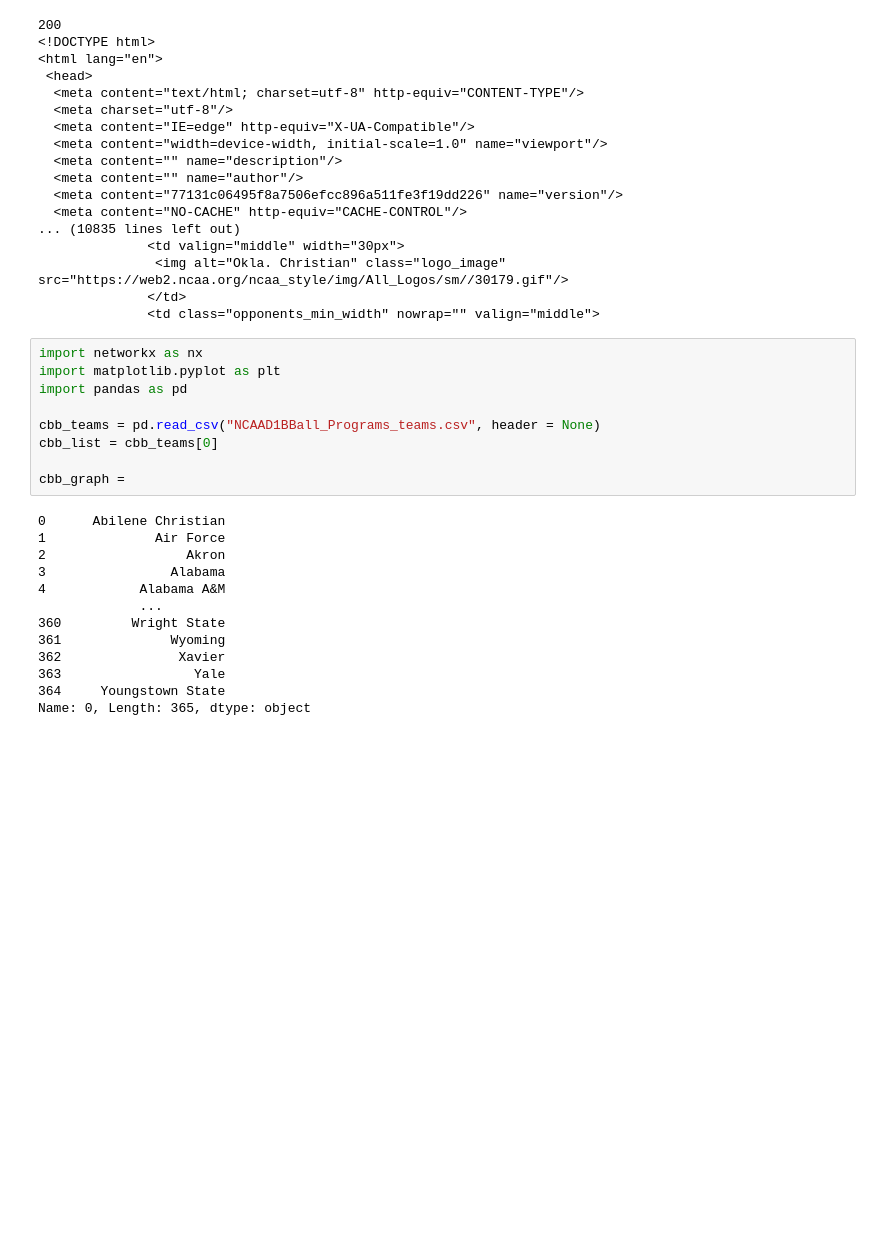
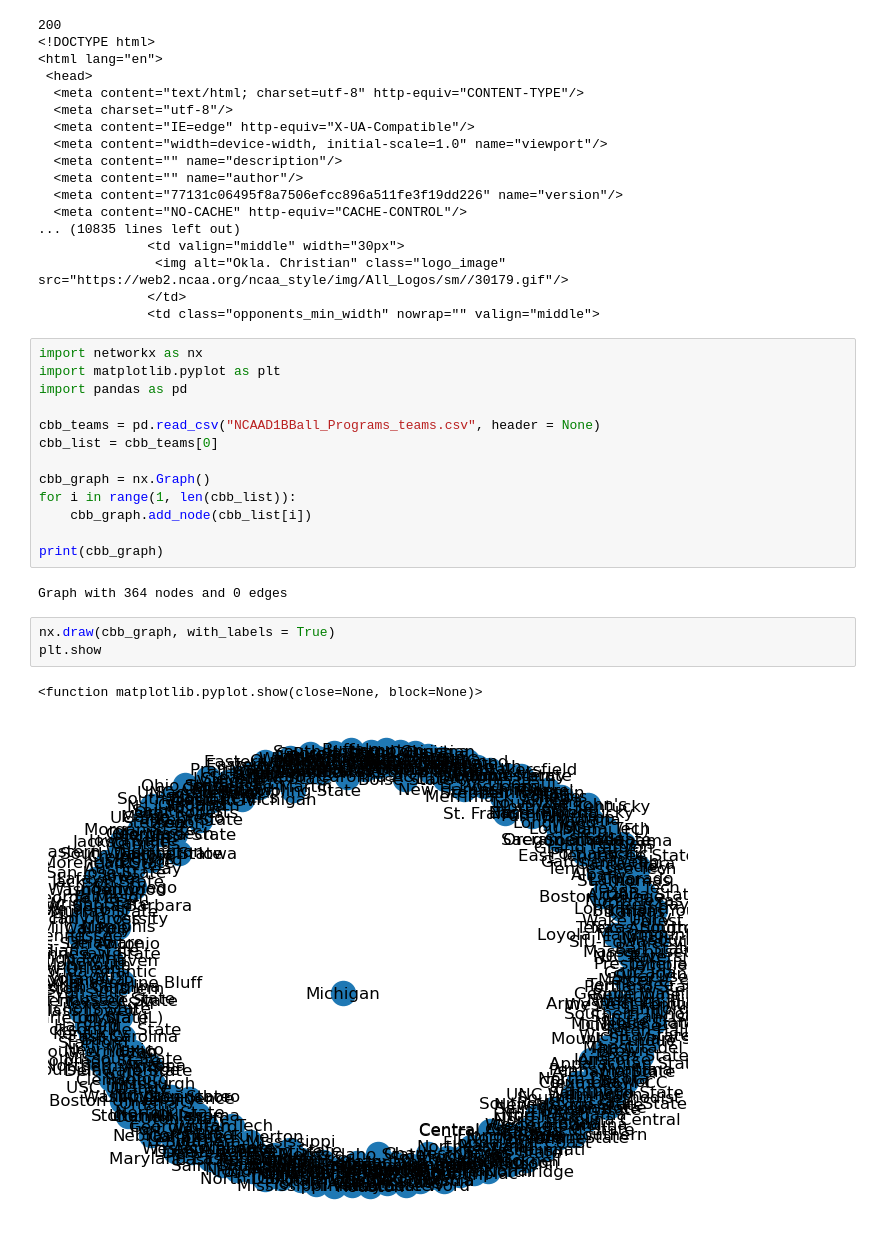
Before and after one commit to JayGode/Math-168-Final-Project, a Jupyter notebook: WebScrapeTrialMath168.ipynb, the cells around one changed output. Saved outputs shown, nothing was run; the diff lists cells and outputs as text; blank space fills up the shorter version.

```diff
--- a/WebScrapeTrialMath168.ipynb
+++ b/WebScrapeTrialMath168.ipynb
@@ -39,17 +39,16 @@ import pandas as pd
 cbb_teams = pd.read_csv("NCAAD1BBall_Programs_teams.csv", header = None)
 cbb_list = cbb_teams[0]
 
-cbb_graph =
+cbb_graph = nx.Graph()
+for i in range(1, len(cbb_list)):
+    cbb_graph.add_node(cbb_list[i])
+
+print(cbb_graph)
 # %% [output]
-0      Abilene Christian
-1              Air Force
-2                  Akron
-3                Alabama
-4            Alabama A&M
-             ...
-360         Wright State
-361              Wyoming
-362               Xavier
-363                 Yale
-364     Youngstown State
-Name: 0, Length: 365, dtype: object
+Graph with 364 nodes and 0 edges
+# %%
+nx.draw(cbb_graph, with_labels = True)
+plt.show
+# %% [output]
+<function matplotlib.pyplot.show(close=None, block=None)>
+[figure, added]
```
Also changed, not shown: parts of 3 cells of this notebook.
